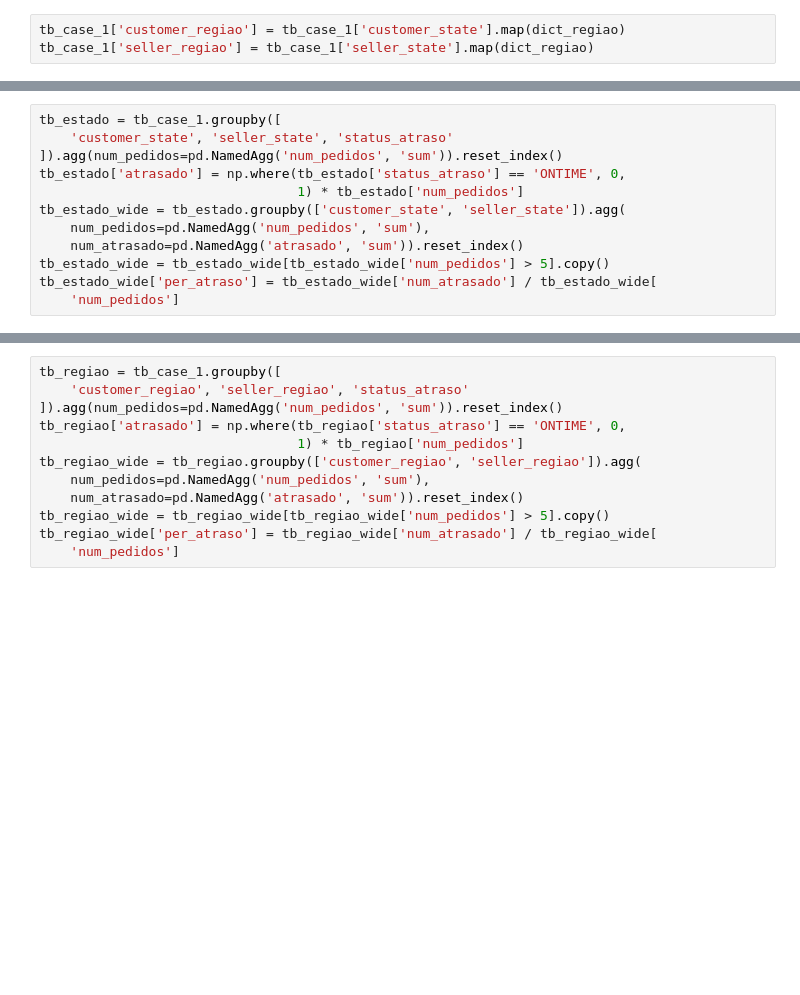
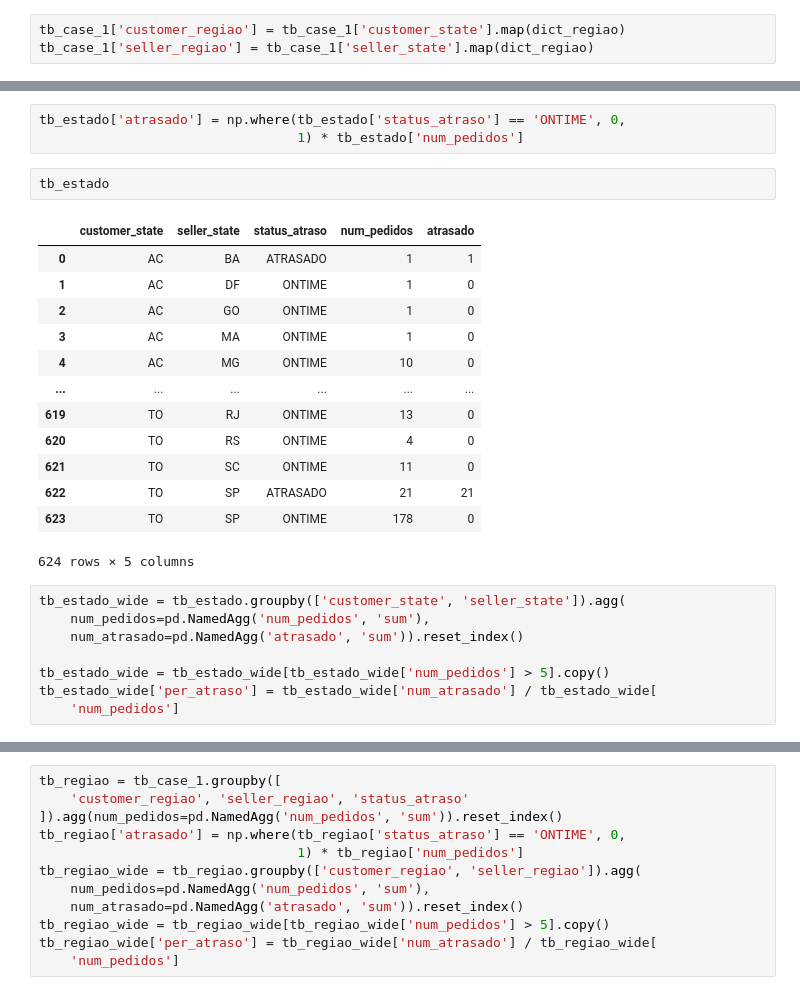
Before and after one commit to pedroteche-ih/64_PT_NOV202111, a Jupyter notebook: aulas/64 DA PT NOV-2021 SQL Review 202200226 .ipynb, the cells around one changed output, grey strips where cells are left out. Cells and saved outputs as stored; diff of their text form; blank space fills up the shorter version.

```diff
--- a/aulas/64 DA PT NOV-2021 SQL Review 202200226 .ipynb
+++ b/aulas/64 DA PT NOV-2021 SQL Review 202200226 .ipynb
@@ -138,12 +175,27 @@ tb_case_1['seller_regiao'] = tb_case_1['seller_state'].map(dict_regiao)
+# %%
+tb_estado['atrasado'] = np.where(tb_estado['status_atraso'] == 'ONTIME', 0,
+                                 1) * tb_estado['num_pedidos']
+# %%
+tb_estado
+# %% [output]
+|  | customer_state | seller_state | status_atraso | num_pedidos | atrasado |
+| 0 | AC | BA | ATRASADO | 1 | 1 |
+| 1 | AC | DF | ONTIME | 1 | 0 |
+| 2 | AC | GO | ONTIME | 1 | 0 |
+| 3 | AC | MA | ONTIME | 1 | 0 |
+| 4 | AC | MG | ONTIME | 10 | 0 |
+| ... | ... | ... | ... | ... | ... |
+| 619 | TO | RJ | ONTIME | 13 | 0 |
+| 620 | TO | RS | ONTIME | 4 | 0 |
+| 621 | TO | SC | ONTIME | 11 | 0 |
+| 622 | TO | SP | ATRASADO | 21 | 21 |
+| 623 | TO | SP | ONTIME | 178 | 0 |
+624 rows × 5 columns
 # %%
-tb_estado = tb_case_1.groupby([
-    'customer_state', 'seller_state', 'status_atraso'
-]).agg(num_pedidos=pd.NamedAgg('num_pedidos', 'sum')).reset_index()
-tb_estado['atrasado'] = np.where(tb_estado['status_atraso'] == 'ONTIME', 0,
-                                 1) * tb_estado['num_pedidos']
 tb_estado_wide = tb_estado.groupby(['customer_state', 'seller_state']).agg(
     num_pedidos=pd.NamedAgg('num_pedidos', 'sum'),
     num_atrasado=pd.NamedAgg('atrasado', 'sum')).reset_index()
+
 tb_estado_wide = tb_estado_wide[tb_estado_wide['num_pedidos'] > 5].copy()
 tb_estado_wide['per_atraso'] = tb_estado_wide['num_atrasado'] / tb_estado_wide[
     'num_pedidos']
```
Also changed, not shown: parts of 14 cells of this notebook, 2 other files.
